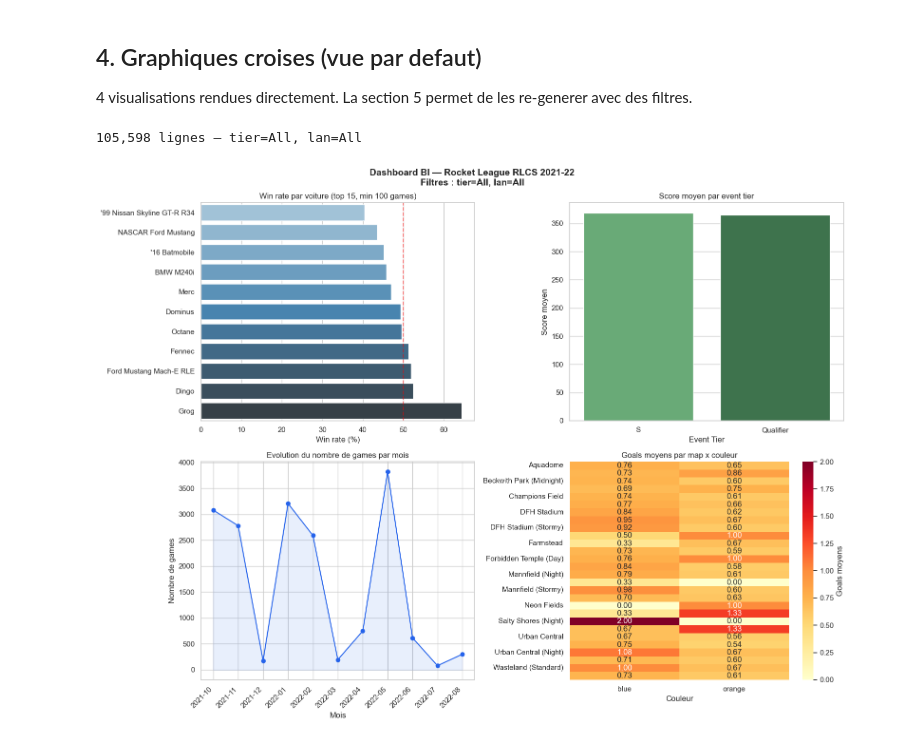
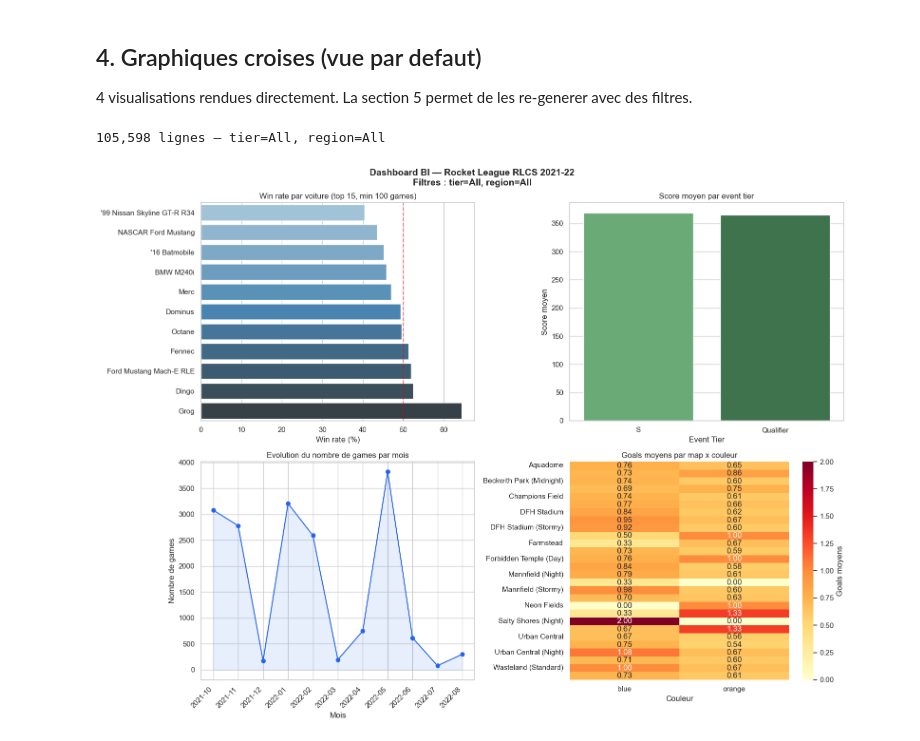
Before and after one commit to Sam-rst/EPSI_M1-Datamart, a Jupyter notebook: notebooks/05_dashboard.ipynb, the cells around one changed output. Cells and saved outputs as stored; diff of their text form; code cells hidden in the pictures.

```diff
--- a/notebooks/05_dashboard.ipynb
+++ b/notebooks/05_dashboard.ipynb
@@ -90,7 +98,7 @@ Games jouees : 17,797
 
 Requete principale joignant la table de faits aux dimensions.
 # %%
-def query_data(tier: str = "All", lan: str = "All") -> pd.DataFrame:
+def query_data(tier: str = "All", region: str = "All") -> pd.DataFrame:
     """Charge les donnees filtrees depuis le star schema."""
     sql = text(
         "SELECT f.game_id, f.player_id, f.winner, f.color, f.game_duration, f.overtime, "
@@ -98,7 +106,7 @@ def query_data(tier: str = "All", lan: str = "All") -> pd.DataFrame:
         "       f.advanced_rating, "
         "       dc.car_name, dm.map_name, "
         "       dd.full_date, dd.year, dd.month, "
-        "       de.event_tier, de.event_name, de.is_lan, "
+        "       de.event_tier, de.event_name, de.event_region_name, "
         "       dp.player_tag "
         "FROM fact_player_game f "
         "JOIN dim_car dc ON f.car_key = dc.car_key "
@@ -107,9 +115,9 @@ def query_data(tier: str = "All", lan: str = "All") -> pd.DataFrame:
         "JOIN dim_event de ON f.event_key = de.event_key "
         "JOIN dim_player dp ON f.player_key = dp.player_key "
         "WHERE (:tier = 'All' OR de.event_tier = :tier) "
-        "  AND (:lan = 'All' OR CAST(de.is_lan AS VARCHAR) = :lan)"
+        "  AND (:region = 'All' OR de.event_region_name = :region)"
     )
-    return pd.read_sql(sql, engine, params={"tier": tier, "lan": lan})
+    return pd.read_sql(sql, engine, params={"tier": tier, "region": region})
 
 
 # Chargement initial (sans filtre)
@@ -122,26 +130,22 @@ Donnees chargees : 105,598 lignes, 21 colonnes
 
 4 visualisations rendues directement. La section 5 permet de les re-generer avec des filtres.
 # %%
-LAN_LABELS = {"All": "All", "true": "LAN", "false": "Online"}
-
-
-def render_dashboard(df: pd.DataFrame, tier: str = "All", lan: str = "All"):
+def render_dashboard(df: pd.DataFrame, tier: str = "All", region: str = "All"):
     """Dessine les 4 graphiques croises."""
     if df.empty:
         print("Aucune donnee pour ces filtres.")
         return
 
-    lan_label = LAN_LABELS.get(lan, lan)
-    print(f"{len(df):,} lignes — tier={tier}, lan={lan_label}")
+    print(f"{len(df):,} lignes — tier={tier}, region={region}")
 
     fig, axes = plt.subplots(2, 2, figsize=(16, 12))
     fig.suptitle(
         f"Dashboard BI — Rocket League RLCS 2021-22\n"
-        f"Filtres : tier={tier}, lan={lan_label}",
+        f"Filtres : tier={tier}, region={region}",
         fontsize=14, fontweight="bold",
     )
 
-    # ── 4a. Win rate par voiture (barh, top 15, min 100 games) ──
+    # -- 4a. Win rate par voiture (barh, top 15, min 100 games) --
     ax = axes[0, 0]
     car_stats = (
         df.groupby("car_name")
@@ -165,7 +169,7 @@ def render_dashboard(df: pd.DataFrame, tier: str = "All", lan: str = "All"):
         ax.text(0.5, 0.5, "Pas assez de donnees\n(min 100 games/voiture)", ha="center", va="center", transform=ax.transAxes)
         ax.set_title("Win rate par voiture")
 
-    # ── 4b. Score moyen par event tier (bar vertical) ──
+    # -- 4b. Score moyen par event tier (bar vertical) --
     ax = axes[0, 1]
     tier_stats = (
         df[df["event_tier"].notna()]
@@ -186,7 +190,7 @@ def render_dashboard(df: pd.DataFrame, tier: str = "All", lan: str = "All"):
         ax.text(0.5, 0.5, "Pas de donnees", ha="center", va="center", transform=ax.transAxes)
         ax.set_title("Score moyen par event tier")
 
-    # ── 4c. Nombre de games par mois (line chart) ──
+    # -- 4c. Nombre de games par mois (line chart) --
     ax = axes[1, 0]
     df_dated = df.dropna(subset=["year", "month"]).copy()
     if not df_dated.empty:
@@ -212,33 +216,33 @@ def render_dashboard(df: pd.DataFrame, tier: str = "All", lan: str = "All"):
     else:
         ax.text(0.5, 0.5, "Pas de dates", ha="center", va="center", transform=ax.transAxes)
         ax.set_title("Games par mois")
 
-    # ── 4d. Heatmap goals moyens par map x couleur ──
+    # -- 4d. Heatmap goals moyens par map x couleur --
     ax = axes[1, 1]
     goals_pivot = (
         df[df["color"].isin(["blue", "orange"])]
         .groupby(["map_name", "color"])["core_goals"]
         .mean()
         .unstack(fill_value=0)
     )
     if not goals_pivot.empty and goals_pivot.shape[1] > 0:
         sns.heatmap(
             goals_pivot, annot=True, fmt=".2f", cmap="YlOrRd",
             ax=ax, cbar_kws={"label": "Goals moyens"},
         )
         ax.set_xlabel("Couleur")
         ax.set_ylabel("")
         ax.set_title("Goals moyens par map x couleur")
     else:
         ax.text(0.5, 0.5, "Pas de donnees", ha="center", va="center", transform=ax.transAxes)
         ax.set_title("Goals par map x couleur")
 
     plt.tight_layout()
     plt.show()
 
 
 # Rendu initial (toutes donnees, sans filtre)
 render_dashboard(df)
 # %% [output]
-105,598 lignes — tier=All, lan=All
+105,598 lignes — tier=All, region=All
-[figure, old version]
+[figure, new version]
```
Also changed, not shown: parts of 10 cells of this notebook, 5 other files.
